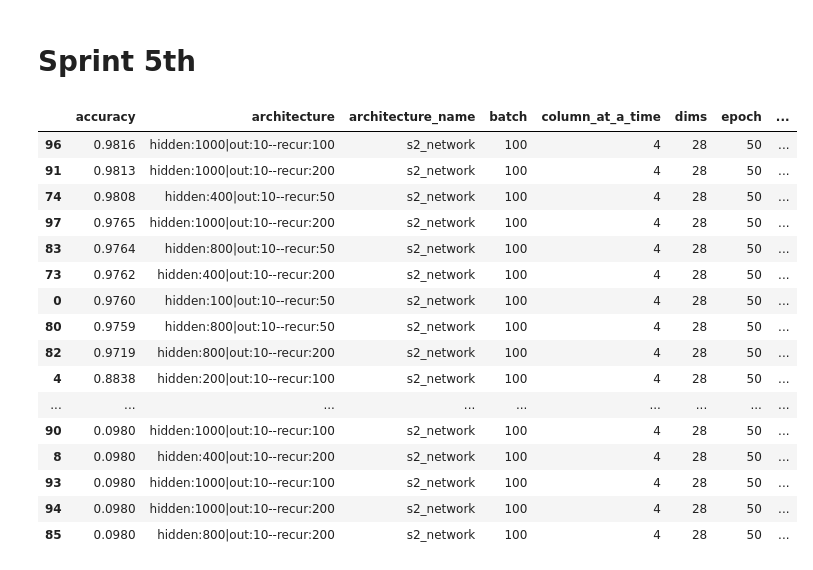
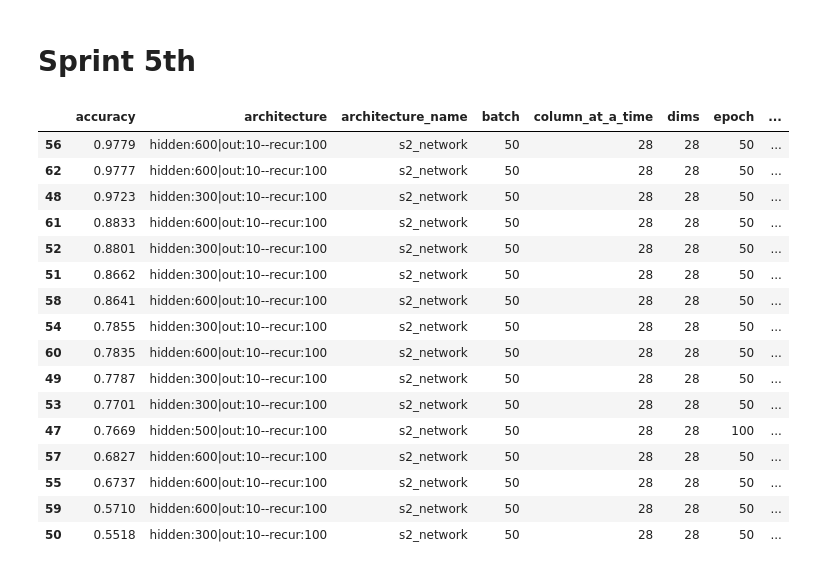
Before and after one commit to p16i/thesis-designing-recurrent-neural-networks-for-explainability, a Jupyter notebook: notebooks/visualize-results.ipynb, the cells around one changed output. Drawn from its saved outputs; the diff is of its cells as text; code cells hidden in the pictures.

```diff
--- a/notebooks/visualize-results.ipynb
+++ b/notebooks/visualize-results.ipynb
@@ -90,24 +90,24 @@ df_results_s4[df_results_s4.column_at_a_time == 1][df_results_s4.architecture_na
 # %% [markdown]
 # Sprint 5th
 # %%
-df_results_s5 = experiment_artifact.get_results('../experiment-results/sprint-5').sort_values(by='accuracy', ascending=False)
-df_results_s5[df_results_s5.architecture_name == 's2_network']
+df_results_s5 = experiment_artifact.get_results('../experiment-results/sprint-5-seq-length-1').sort_values(by='accuracy', ascending=False)
+df_results_s5[ (df_results_s5.architecture_name == 's2_network') & (df_results_s5.optimizer == 'AdamOptimizer')]
 # %% [output]
 |  | accuracy | architecture | architecture_name | batch | column_at_a_time | dims | epoch | ... |
-| 96 | 0.9816 | hidden:1000|out:10--recur:100 | s2_network | 100 | 4 | 28 | 50 | ... |
-| 91 | 0.9813 | hidden:1000|out:10--recur:200 | s2_network | 100 | 4 | 28 | 50 | ... |
-| 74 | 0.9808 | hidden:400|out:10--recur:50 | s2_network | 100 | 4 | 28 | 50 | ... |
-| 97 | 0.9765 | hidden:1000|out:10--recur:200 | s2_network | 100 | 4 | 28 | 50 | ... |
-| 83 | 0.9764 | hidden:800|out:10--recur:50 | s2_network | 100 | 4 | 28 | 50 | ... |
-| 73 | 0.9762 | hidden:400|out:10--recur:200 | s2_network | 100 | 4 | 28 | 50 | ... |
-| 0 | 0.9760 | hidden:100|out:10--recur:50 | s2_network | 100 | 4 | 28 | 50 | ... |
-| 80 | 0.9759 | hidden:800|out:10--recur:50 | s2_network | 100 | 4 | 28 | 50 | ... |
-| 82 | 0.9719 | hidden:800|out:10--recur:200 | s2_network | 100 | 4 | 28 | 50 | ... |
-| 4 | 0.8838 | hidden:200|out:10--recur:100 | s2_network | 100 | 4 | 28 | 50 | ... |
-| ... | ... | ... | ... | ... | ... | ... | ... | ... |
-| 90 | 0.0980 | hidden:1000|out:10--recur:100 | s2_network | 100 | 4 | 28 | 50 | ... |
-| 8 | 0.0980 | hidden:400|out:10--recur:200 | s2_network | 100 | 4 | 28 | 50 | ... |
-| 93 | 0.0980 | hidden:1000|out:10--recur:100 | s2_network | 100 | 4 | 28 | 50 | ... |
-| 94 | 0.0980 | hidden:1000|out:10--recur:200 | s2_network | 100 | 4 | 28 | 50 | ... |
-| 85 | 0.0980 | hidden:800|out:10--recur:200 | s2_network | 100 | 4 | 28 | 50 | ... |
+| 56 | 0.9779 | hidden:600|out:10--recur:100 | s2_network | 50 | 28 | 28 | 50 | ... |
+| 62 | 0.9777 | hidden:600|out:10--recur:100 | s2_network | 50 | 28 | 28 | 50 | ... |
+| 48 | 0.9723 | hidden:300|out:10--recur:100 | s2_network | 50 | 28 | 28 | 50 | ... |
+| 61 | 0.8833 | hidden:600|out:10--recur:100 | s2_network | 50 | 28 | 28 | 50 | ... |
+| 52 | 0.8801 | hidden:300|out:10--recur:100 | s2_network | 50 | 28 | 28 | 50 | ... |
+| 51 | 0.8662 | hidden:300|out:10--recur:100 | s2_network | 50 | 28 | 28 | 50 | ... |
+| 58 | 0.8641 | hidden:600|out:10--recur:100 | s2_network | 50 | 28 | 28 | 50 | ... |
+| 54 | 0.7855 | hidden:300|out:10--recur:100 | s2_network | 50 | 28 | 28 | 50 | ... |
+| 60 | 0.7835 | hidden:600|out:10--recur:100 | s2_network | 50 | 28 | 28 | 50 | ... |
+| 49 | 0.7787 | hidden:300|out:10--recur:100 | s2_network | 50 | 28 | 28 | 50 | ... |
+| 53 | 0.7701 | hidden:300|out:10--recur:100 | s2_network | 50 | 28 | 28 | 50 | ... |
+| 47 | 0.7669 | hidden:500|out:10--recur:100 | s2_network | 50 | 28 | 28 | 100 | ... |
+| 57 | 0.6827 | hidden:600|out:10--recur:100 | s2_network | 50 | 28 | 28 | 50 | ... |
+| 55 | 0.6737 | hidden:600|out:10--recur:100 | s2_network | 50 | 28 | 28 | 50 | ... |
+| 59 | 0.5710 | hidden:600|out:10--recur:100 | s2_network | 50 | 28 | 28 | 50 | ... |
+| 50 | 0.5518 | hidden:300|out:10--recur:100 | s2_network | 50 | 28 | 28 | 50 | ... |
 # %%
```
Also changed, not shown: parts of 3 cells of this notebook, 1 other file.
